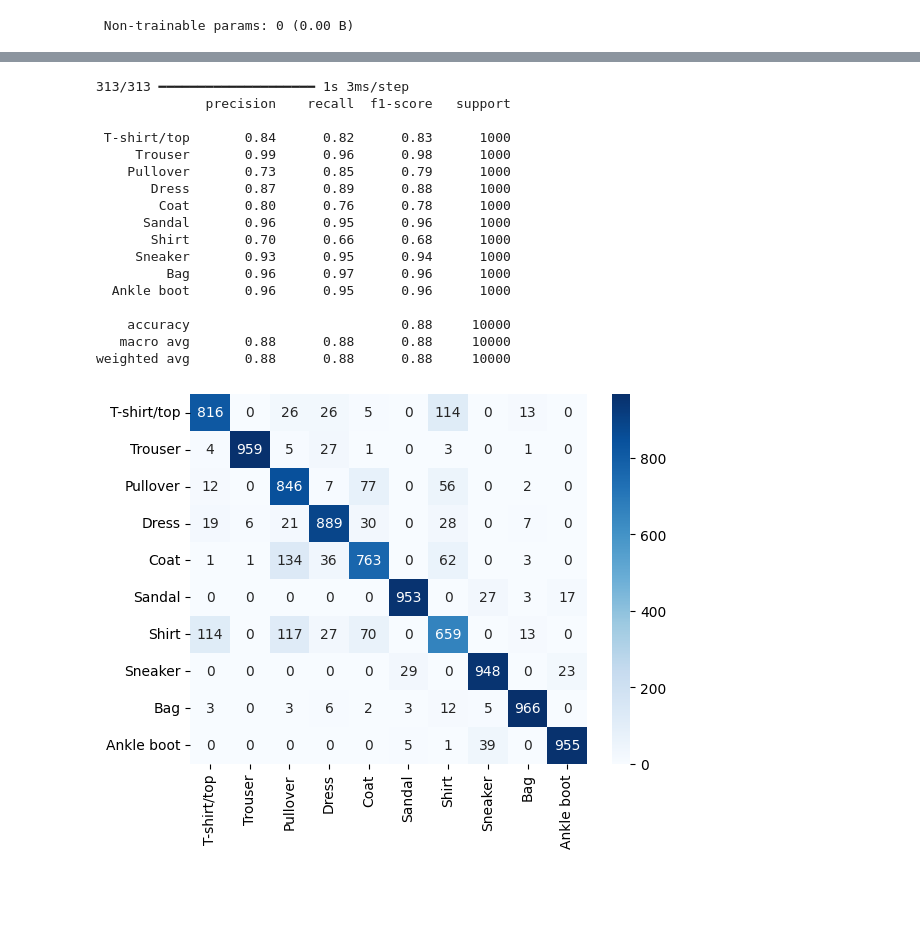
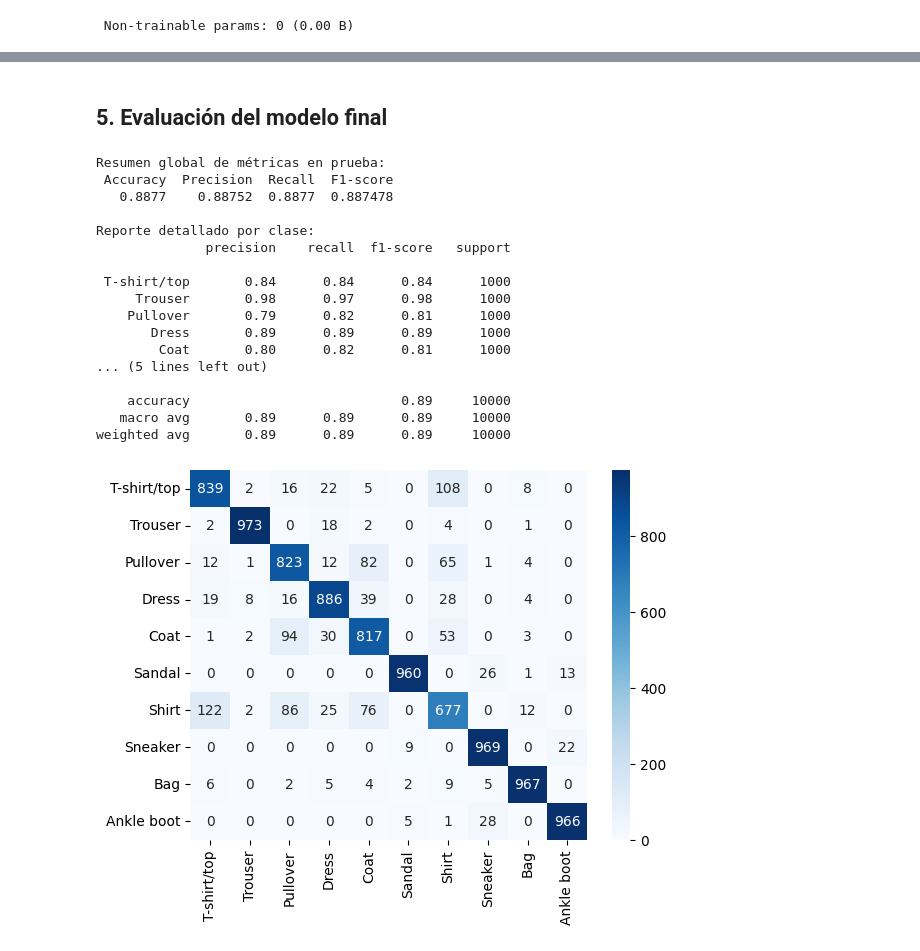
Before and after one commit to PyKydo/DeepLearning-EV1, a Jupyter notebook: EvaluacionParcial1.ipynb, the cells around one changed output, grey strips where cells are left out. Saved outputs shown, nothing was run; the diff lists cells and outputs as text; code cells hidden in the pictures; blank space fills up the shorter version.

```diff
--- a/EvaluacionParcial1.ipynb
+++ b/EvaluacionParcial1.ipynb
@@ -735,0 +760,16 @@ Reg. (Adam + Dropout + BN)     | 0.3600   | 0.8664
+# %%
+es = keras.callbacks.EarlyStopping(monitor='val_loss', patience=15, restore_best_weights=True)
+mcp = keras.callbacks.ModelCheckpoint('best_model_sgd.keras', monitor='val_loss', save_best_only=True)
+lr_scheduler = ReduceLROnPlateau(monitor='val_loss', factor=0.5, patience=5, min_lr=1e-6, verbose=0)
+
+class_weights = compute_class_weight(class_weight='balanced', classes=np.unique(train_labs), y=train_labs)
+class_weight_dict = dict(zip(np.unique(train_labs), class_weights))
+
+model_reg_sgd.compile(
+    loss='categorical_crossentropy', optimizer=keras.optimizers.SGD(learning_rate=0.01), metrics=['accuracy'])
+
+history_reg_sgd = model_reg_sgd.fit(X_train, Y_train,
+                             epochs=100, batch_size=32,
+                             validation_split=0.2,
+                             callbacks=[es, mcp, lr_scheduler],
+                             class_weight=class_weight_dict)
@@ -736,37 +937,49 @@ Reg. (Adam + Dropout + BN)     | 0.3600   | 0.8664
+# %% [markdown]
+ ## 5. Evaluación del modelo final
 # %%
 class_names = ['T-shirt/top','Trouser','Pullover','Dress','Coat',
                'Sandal','Shirt','Sneaker','Bag','Ankle boot']
 # %%
-from sklearn.metrics import classification_report, confusion_matrix
 import seaborn as sns
 
-# Cargamos el mejor modelo guardado por ModelCheckpoint
 final_model = keras.models.load_model('best_model_sgd.keras')
 
-y_pred = final_model.predict(X_test).argmax(axis=1)
+y_pred_proba = final_model.predict(X_test, verbose=0)
+y_pred = y_pred_proba.argmax(axis=1)
 y_true = test_labs
 
-print(classification_report(y_true, y_pred, target_names=class_names))
+report_dict = classification_report(y_true, y_pred, target_names=class_names, output_dict=True, zero_division=0)
+summary_report = pd.DataFrame([{
+    'Accuracy': report_dict['accuracy'],
+    'Precision': report_dict['weighted avg']['precision'],
+    'Recall': report_dict['weighted avg']['recall'],
+    'F1-score': report_dict['weighted avg']['f1-score']
+}])
+
+print('Resumen global de métricas en prueba:')
+print(summary_report.to_string(index=False))
+print('\nReporte detallado por clase:')
+print(classification_report(y_true, y_pred, target_names=class_names, zero_division=0))
 
 cm = confusion_matrix(y_true, y_pred)
 sns.heatmap(cm, annot=True, fmt='d', cmap='Blues', xticklabels=class_names, yticklabels=class_names)
 plt.show()
 # %% [output]
-313/313 ━━━━━━━━━━━━━━━━━━━━ 1s 3ms/step
+Resumen global de métricas en prueba:
+ Accuracy  Precision  Recall  F1-score
+   0.8877    0.88752  0.8877  0.887478
+
+Reporte detallado por clase:
               precision    recall  f1-score   support
 
- T-shirt/top       0.84      0.82      0.83      1000
-     Trouser       0.99      0.96      0.98      1000
-    Pullover       0.73      0.85      0.79      1000
-       Dress       0.87      0.89      0.88      1000
-        Coat       0.80      0.76      0.78      1000
-      Sandal       0.96      0.95      0.96      1000
-       Shirt       0.70      0.66      0.68      1000
-     Sneaker       0.93      0.95      0.94      1000
-         Bag       0.96      0.97      0.96      1000
-  Ankle boot       0.96      0.95      0.96      1000
+ T-shirt/top       0.84      0.84      0.84      1000
+     Trouser       0.98      0.97      0.98      1000
+    Pullover       0.79      0.82      0.81      1000
+       Dress       0.89      0.89      0.89      1000
+        Coat       0.80      0.82      0.81      1000
+... (5 lines left out)
 
-    accuracy                           0.88     10000
-   macro avg       0.88      0.88      0.88     10000
-weighted avg       0.88      0.88      0.88     10000
+    accuracy                           0.89     10000
+   macro avg       0.89      0.89      0.89     10000
+weighted avg       0.89      0.89      0.89     10000
-[figure, old version]
+[figure, new version]
```
Also changed, not shown: parts of 157 cells of this notebook, 4 other files.
